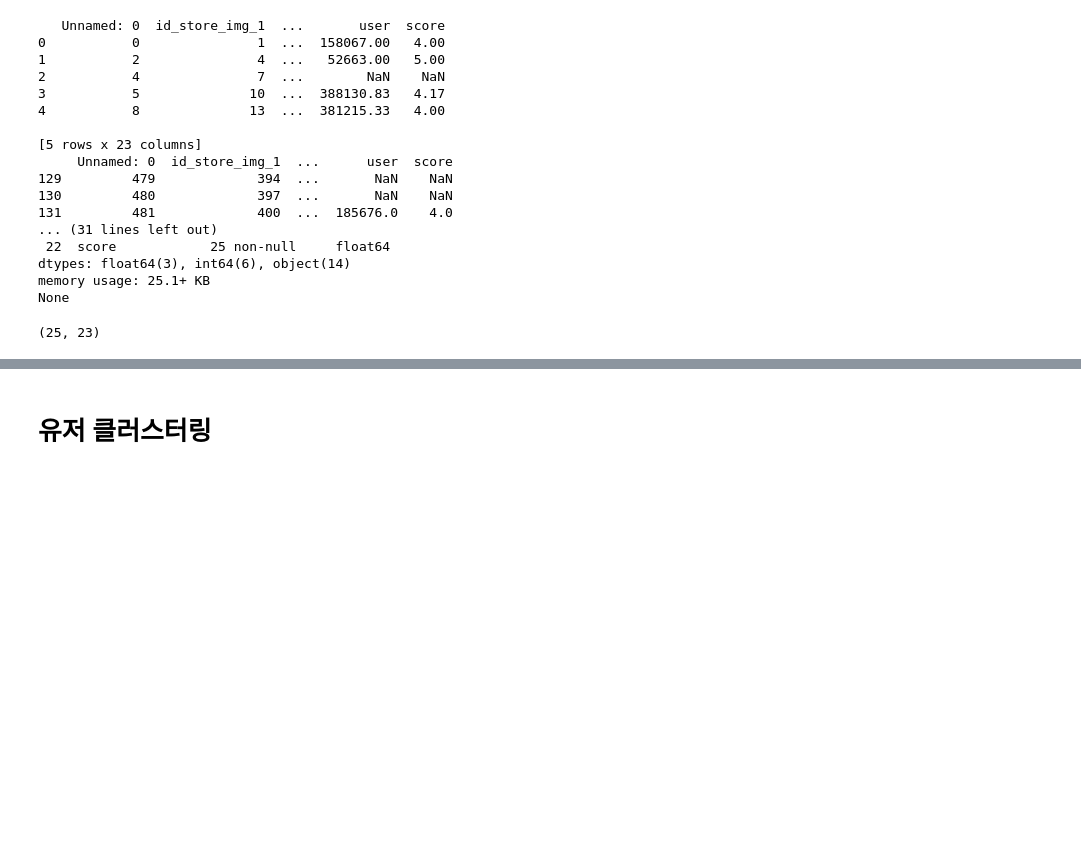
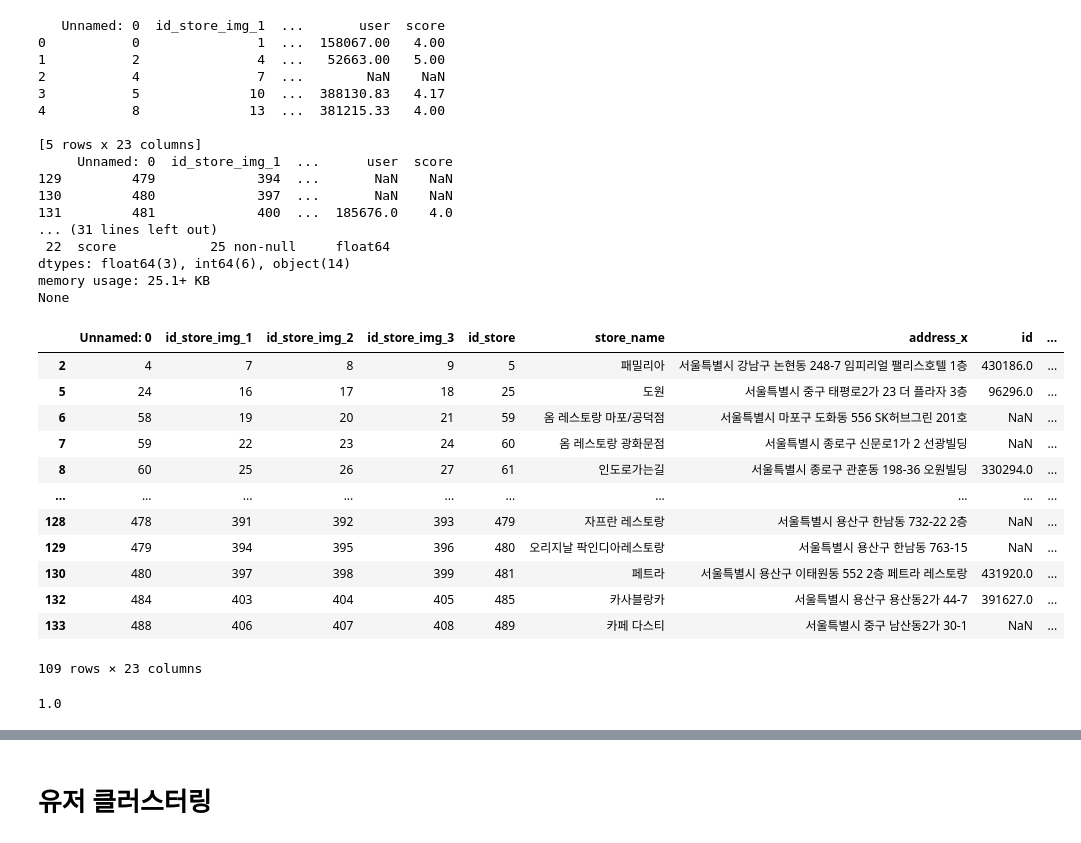
Before and after one commit to laugh4mile/HalalTimes, a Jupyter notebook: recommendation/recommendation_SVD_UserClustering_주정훈.ipynb, the cells around one changed output, grey strips where cells are left out. Cells and saved outputs as stored; diff of their text form; code cells hidden in the pictures; blank space fills up the shorter version.

```diff
--- a/recommendation/recommendation_SVD_UserClustering_주정훈.ipynb
+++ b/recommendation/recommendation_SVD_UserClustering_주정훈.ipynb
@@ -704,6 +705,18 @@ dtypes: float64(3), int64(6), object(14)
 memory usage: 25.1+ KB
 None
 # %%
-muslim_review_merged[muslim_review_merged.user.notnull()].shape
+muslim_review_merged[muslim_review_merged.user.isnull()]
 # %% [output]
+|  | Unnamed: 0 | id_store_img_1 | id_store_img_2 | id_store_img_3 | id_store | store_name | address_x | id | ... |
+| 2 | 4 | 7 | 8 | 9 | 5 | 패밀리아 | 서울특별시 강남구 논현동 248-7 임피리얼 팰리스호텔 1층 | 430186.0 | ... |
+| 5 | 24 | 16 | 17 | 18 | 25 | 도원 | 서울특별시 중구 태평로2가 23 더 플라자 3층 | 96296.0 | ... |
+| 6 | 58 | 19 | 20 | 21 | 59 | 옴 레스토랑 마포/공덕점 | 서울특별시 마포구 도화동 556 SK허브그린 201호 | NaN | ... |
+| 7 | 59 | 22 | 23 | 24 | 60 | 옴 레스토랑 광화문점 | 서울특별시 종로구 신문로1가 2 선광빌딩 | NaN | ... |
+| 8 | 60 | 25 | 26 | 27 | 61 | 인도로가는길 | 서울특별시 종로구 관훈동 198-36 오원빌딩 | 330294.0 | ... |
+| ... | ... | ... | ... | ... | ... | ... | ... | ... | ... |
+| 128 | 478 | 391 | 392 | 393 | 479 | 자프란 레스토랑 | 서울특별시 용산구 한남동 732-22 2층 | NaN | ... |
+| 129 | 479 | 394 | 395 | 396 | 480 | 오리지날 팍인디아레스토랑 | 서울특별시 용산구 한남동 763-15 | NaN | ... |
+| 130 | 480 | 397 | 398 | 399 | 481 | 페트라 | 서울특별시 용산구 이태원동 552 2층 페트라 레스토랑 | 431920.0 | ... |
+| 132 | 484 | 403 | 404 | 405 | 485 | 카사블랑카 | 서울특별시 용산구 용산동2가 44-7 | 391627.0 | ... |
+| 133 | 488 | 406 | 407 | 408 | 489 | 카페 다스티 | 서울특별시 중구 남산동2가 30-1 | NaN | ... |
-(25, 23)
+109 rows × 23 columns
@@ -712,0 +723,4 @@ muslim_review_user = pd.merge(review_table, user_index_df, on = , how='left')
+# %%
+min(muslim_review_merged.score)
+# %% [output]
+1.0
```
Also changed, not shown: parts of 14 cells of this notebook.
